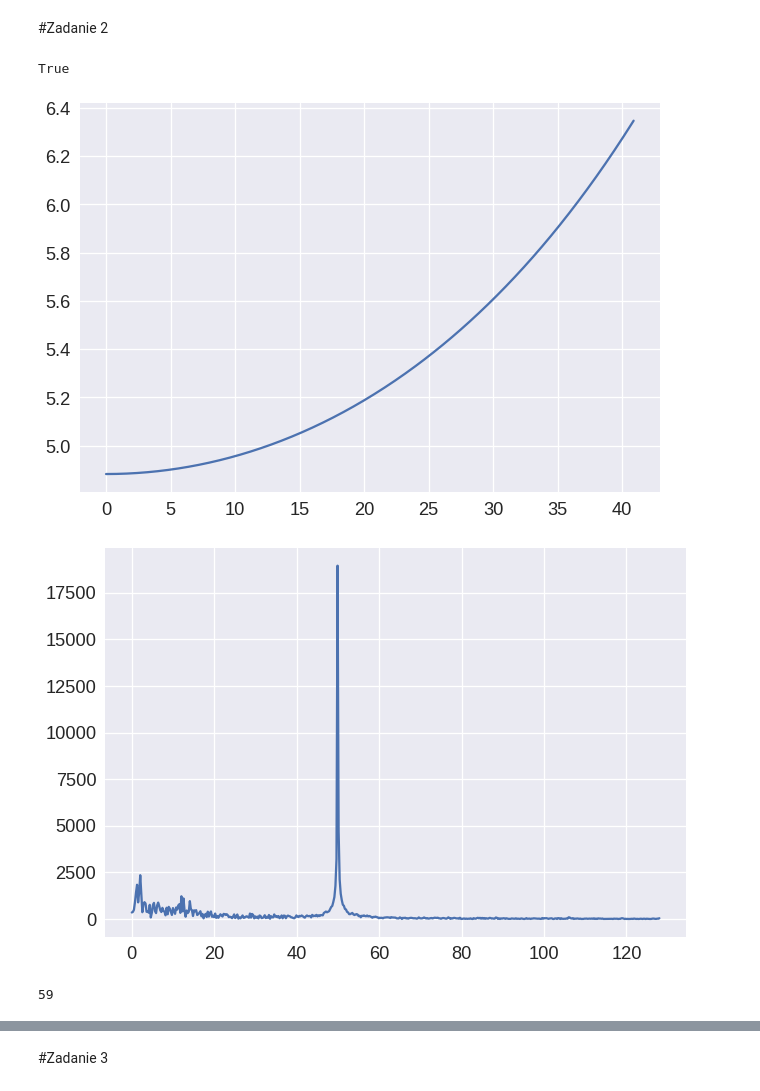
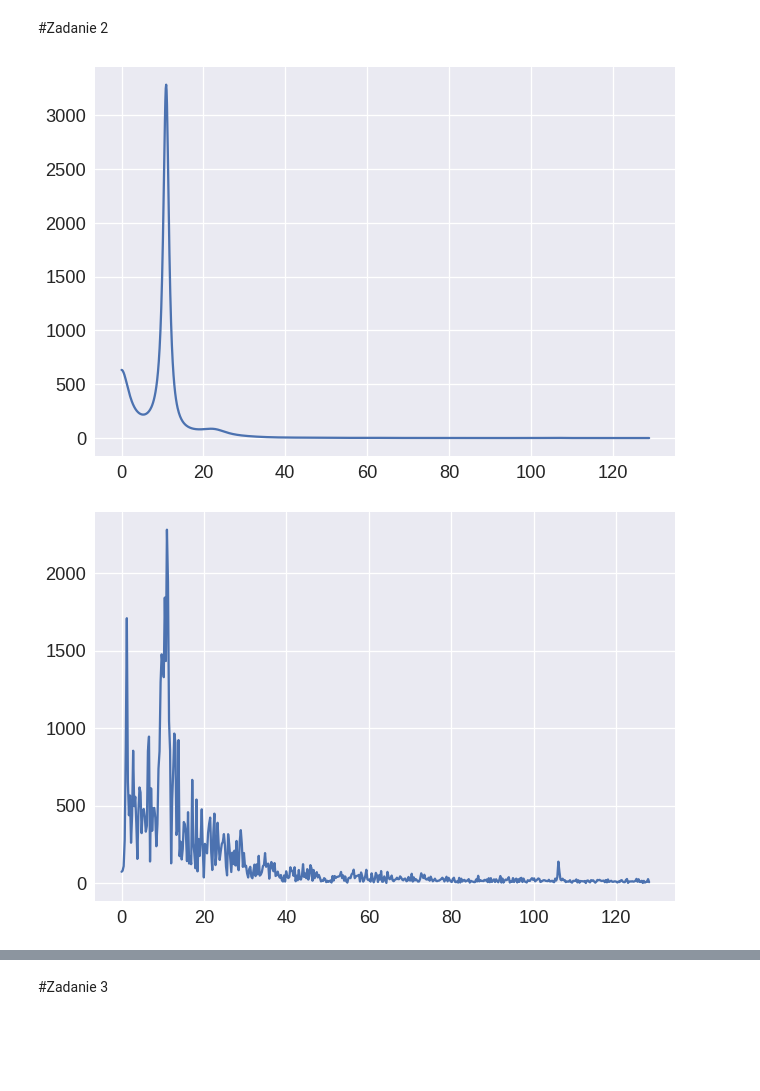
Before and after one commit to PPierzc/PracowniaEEG, a Jupyter notebook: Widmowa_analiza_parametryczna.ipynb, the cells around one changed output, grey strips where cells are left out. Cells and saved outputs as stored; diff of their text form; code cells hidden in the pictures; blank space fills up the shorter version.

```diff
--- a/Widmowa_analiza_parametryczna.ipynb
+++ b/Widmowa_analiza_parametryczna.ipynb
@@ -52,7 +45,7 @@ Successfully installed obci-readmanager-1.1.2
 # %% [markdown]
 # Zadanie 1
 # %%
-filename = "gdrive/My Drive/pracowniaEEG/cw1/otwarte"
+filename = "gdrive/My Drive/pracowniaEEG/cw1/zamkniete"
 mgr = ReadManager("%s.xml"%filename, "%s.raw"%filename, "%s.tag"%filename)
 fs = int(float(mgr.get_param("sampling_frequency")))
 num_of_channels = int(mgr.get_param("number_of_channels"))
@@ -66,7 +59,7 @@ s = raw_syg_open[channels_names.index(choosen_channel),:]
 del(raw_syg_open)
 
 s = filters.butter_highpass_filter(s, 1, fs, order=5)
-# s = filters.notch_filter(s, 50, fs)
+s = filters.notch_filter(s, 50, fs)
 
 s = s[len(s)//2 : len(s)//2 + 1000]
 s = s.reshape(1, s.size)
@@ -161,25 +112,41 @@ def widomo(s, order, f_max, Fs=128):
-# %%
-range(0, 10) == range(10)
-# %% [output]
-True
+# %%
+def widmo(s, order, f_max, Fs=128):
+  efs = np.arange(0, f_max+1, .1)
+
+  k = np.shape(s)[0]
+
+  widma = np.empty((efs.size, k, k), dtype="complex")
+
+  coef, V = mtmvar.mult_AR(s, order, 1)
+  coef *= -1
+
+  for j, f in enumerate(efs):
+    A = np.eye(k, dtype='complex')
+
+    for i in range(len(coef)):
+        A += coef[i,:,:] * np.exp(2 * 1j * np.pi * f / Fs)**(-i - 1)
+
+    H = np.linalg.inv(A)
+
+    w = np.dot(np.dot(H,V), np.conjugate(H.T))
+
+    widma[j] = w
+
+  return efs, widma
 # %%
-xf, S = widomo(s, order, 40, fs)
+xf, S = widmo(s, order, 128, fs)
 plt.figure()
-plt.plot(xf, abs(S))
+plt.plot(xf, abs(S[:, 0]))
 plt.show()
 plt.close()
 
 
 plt.figure()
 S = np.fft.rfft(s)
 freq = np.fft.rfftfreq(s.size, d=1./fs)
 plt.plot(freq, abs(S[0,:]))
 plt.show()
 plt.close()
 # %% [output]
-[figure, old version]
+[figure, new version]
-[figure, old version]
+[figure, new version]
-# %%
-f
-# %% [output]
-59
```
Also changed, not shown: parts of 12 cells of this notebook.
